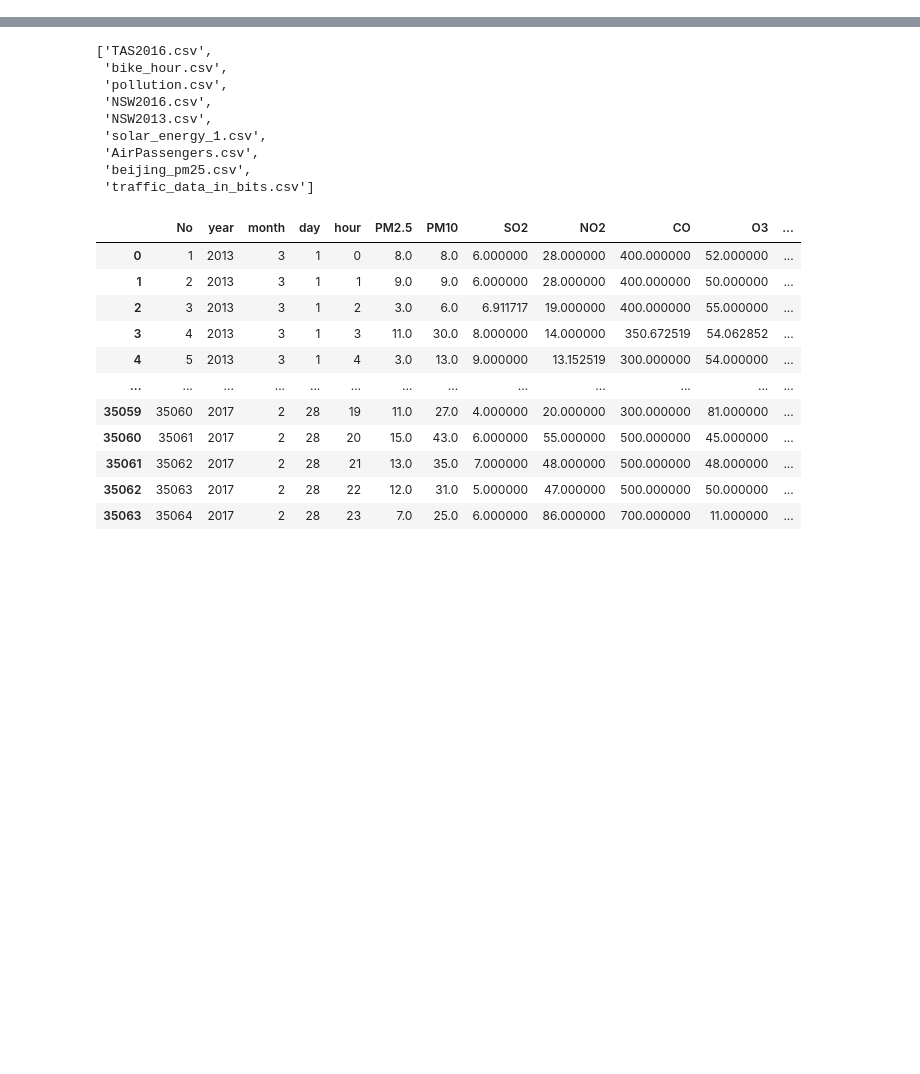
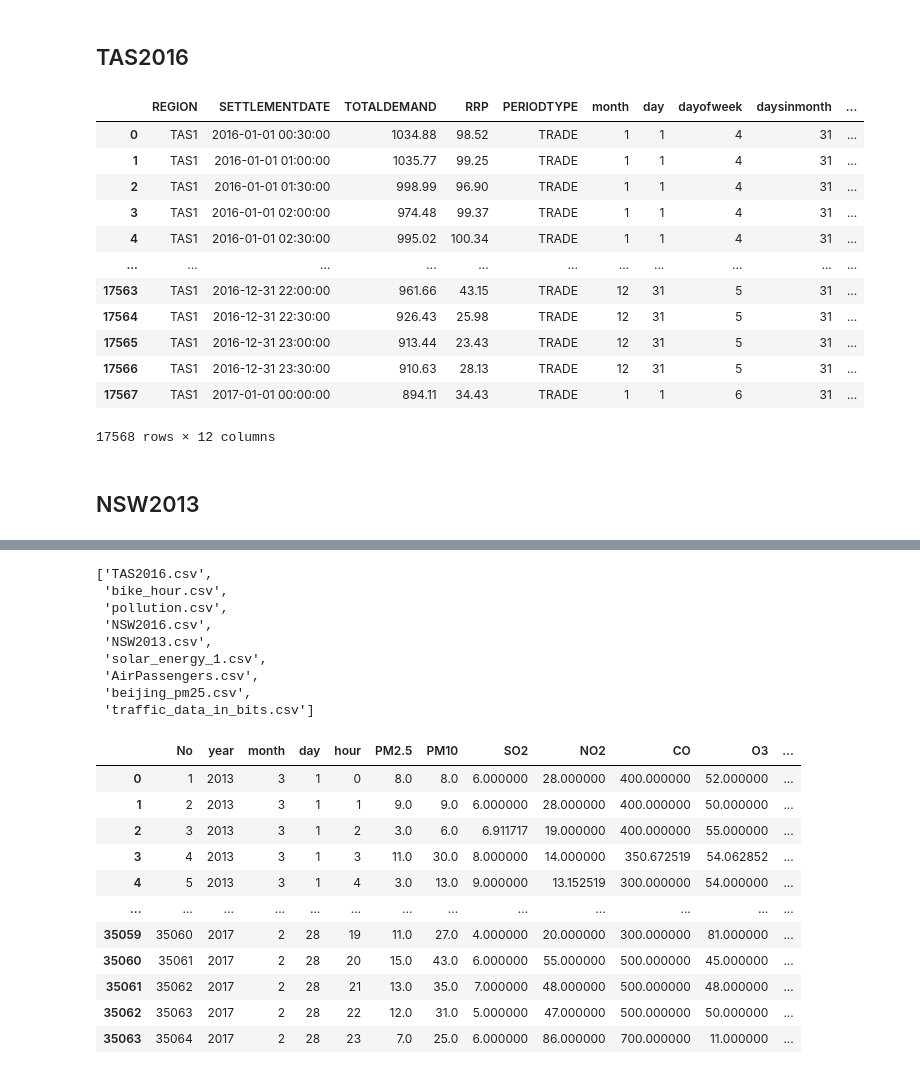
Before and after one commit to haohy/deepts_torch, a Jupyter notebook: notebooks/data_describe.ipynb, the cells around one changed output, grey strips where cells are left out. Drawn from its saved outputs; the diff is of its cells as text; code cells hidden in the pictures; blank space fills up the shorter version.

```diff
--- a/notebooks/data_describe.ipynb
+++ b/notebooks/data_describe.ipynb
@@ -9,0 +35,23 @@ import holidays
+# %% [markdown]
+## TAS2016
+# %%
+dateparser = lambda x: pd.to_datetime(x)
+tas = pd.read_csv("../examples/data/TAS2016.csv", parse_dates=['SETTLEMENTDATE'], date_parser=dateparser)
+# %%
+tas_new = get_date_feature(tas, 'SETTLEMENTDATE')
+# %%
+tas_new
+# %% [output]
+|  | REGION | SETTLEMENTDATE | TOTALDEMAND | RRP | PERIODTYPE | month | day | dayofweek | daysinmonth | ... |
+| 0 | TAS1 | 2016-01-01 00:30:00 | 1034.88 | 98.52 | TRADE | 1 | 1 | 4 | 31 | ... |
+| 1 | TAS1 | 2016-01-01 01:00:00 | 1035.77 | 99.25 | TRADE | 1 | 1 | 4 | 31 | ... |
+| 2 | TAS1 | 2016-01-01 01:30:00 | 998.99 | 96.90 | TRADE | 1 | 1 | 4 | 31 | ... |
+| 3 | TAS1 | 2016-01-01 02:00:00 | 974.48 | 99.37 | TRADE | 1 | 1 | 4 | 31 | ... |
+| 4 | TAS1 | 2016-01-01 02:30:00 | 995.02 | 100.34 | TRADE | 1 | 1 | 4 | 31 | ... |
+| ... | ... | ... | ... | ... | ... | ... | ... | ... | ... | ... |
+| 17563 | TAS1 | 2016-12-31 22:00:00 | 961.66 | 43.15 | TRADE | 12 | 31 | 5 | 31 | ... |
+| 17564 | TAS1 | 2016-12-31 22:30:00 | 926.43 | 25.98 | TRADE | 12 | 31 | 5 | 31 | ... |
+| 17565 | TAS1 | 2016-12-31 23:00:00 | 913.44 | 23.43 | TRADE | 12 | 31 | 5 | 31 | ... |
+| 17566 | TAS1 | 2016-12-31 23:30:00 | 910.63 | 28.13 | TRADE | 12 | 31 | 5 | 31 | ... |
+| 17567 | TAS1 | 2017-01-01 00:00:00 | 894.11 | 34.43 | TRADE | 1 | 1 | 6 | 31 | ... |
+17568 rows × 12 columns
@@ -9,0 +60,2 @@ import holidays
+# %% [markdown]
+## NSW2013
```
Also changed, not shown: parts of 29 cells of this notebook, 31 other files.
